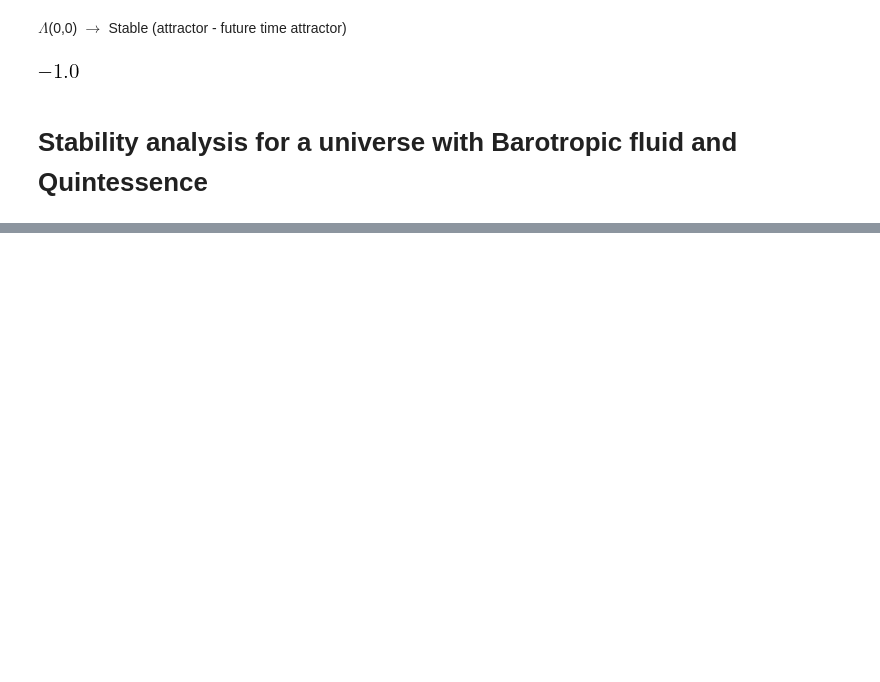
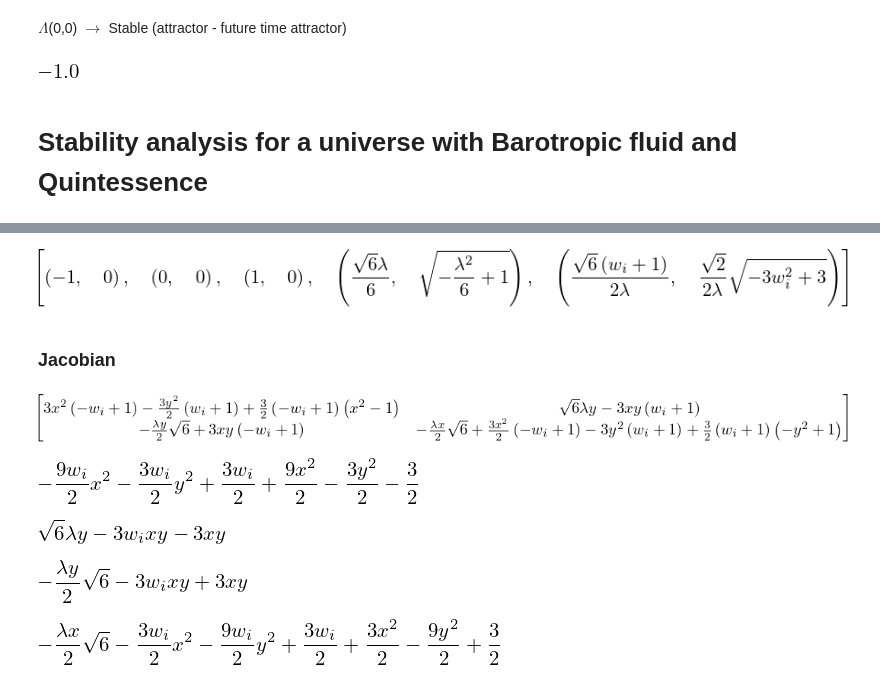
Before and after one commit to SermetCagan/calculations, a Jupyter notebook: dynamical_systems.ipynb, the cells around one changed output, grey strips where cells are left out. Drawn from its saved outputs; the diff is of its cells as text; code cells hidden in the pictures; blank space fills up the shorter version.

```diff
--- a/dynamical_systems.ipynb
+++ b/dynamical_systems.ipynb
@@ -105,0 +122,7 @@ w_effective(0,1)
+# %%
+critical_points = [solution[0],solution[1],solution[2],solution[4],solution[6]]
+critical_points
+# %% [output]
+[figure, added]
+# %% [markdown]
+### Jacobian
@@ -105,0 +131,20 @@ w_effective(0,1)
+# %%
+J
+# %% [output]
+[figure, added]
+# %%
+cancel(collect(J[0,0],x))
+# %% [output]
+[figure, added]
+# %%
+cancel(collect(J[0,1],x))
+# %% [output]
+[figure, added]
+# %%
+cancel(collect(J[1,0],x))
+# %% [output]
+[figure, added]
+# %%
+cancel(collect(J[1,1],x))
+# %% [output]
+[figure, added]
```
Also changed, not shown: parts of 13 cells of this notebook, 19 other files.
